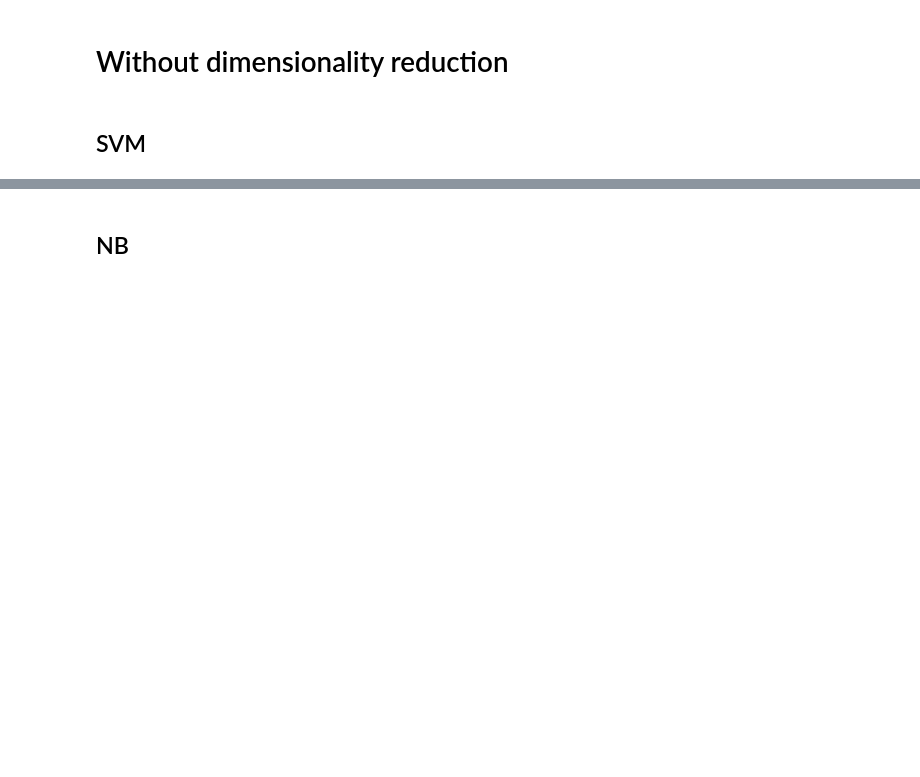
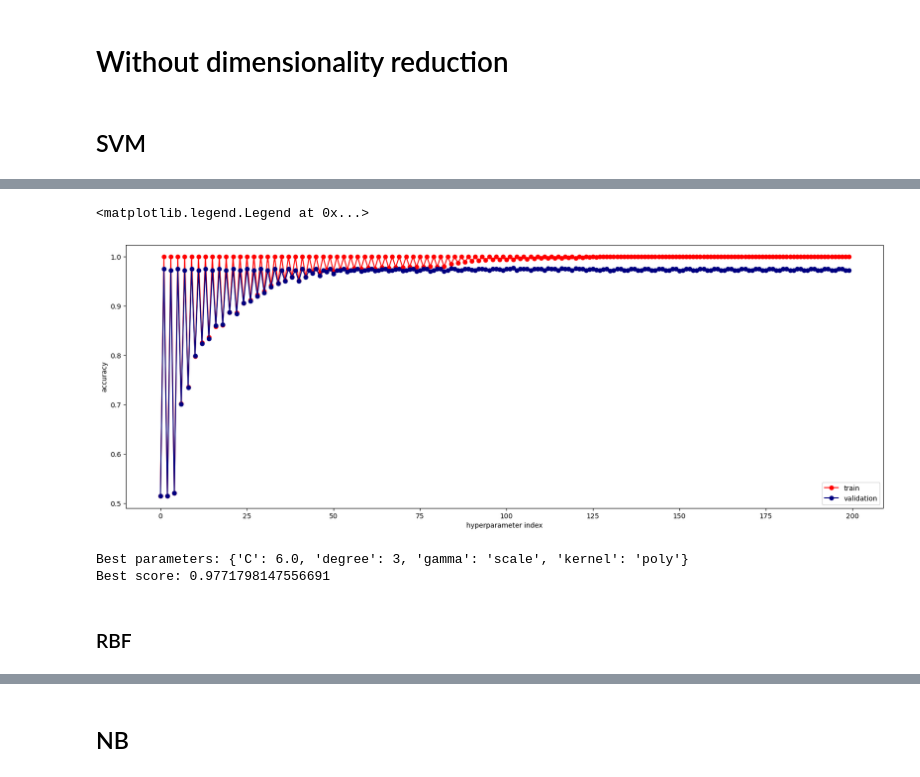
Before and after one commit to nickobard/Machine-Learning-II, a Jupyter notebook: 01/homework_01_B232.ipynb, the cells around one changed output, grey strips where cells are left out. Saved outputs shown, nothing was run; the diff lists cells and outputs as text; code cells hidden in the pictures; blank space fills up the shorter version.

```diff
--- a/01/homework_01_B232.ipynb
+++ b/01/homework_01_B232.ipynb
@@ -253,0 +419,4 @@ dtype: float64
+# %%
+grid_search = GridSearchCV(estimator=model, param_grid=param_grid_poly, scoring='accuracy', cv=5, n_jobs=-1,
+                           verbose=5, return_train_score=True)
+grid_search.fit(X=X_cross, y=y_cross)
@@ -253,0 +454,21 @@ dtype: float64
+# %%
+test_accuracies = grid_search.cv_results_['mean_train_score']
+val_accuracies = grid_search.cv_results_['mean_test_score']
+# %%
+fig, ax = plt.subplots(figsize=(20, 7))
+ax.plot(test_accuracies, 'o-', label='train', color='red')
+ax.plot(val_accuracies, 'o-', label='validation', color='navy')
+ax.set_xlabel('hyperparameter index')
+ax.set_ylabel('accuracy')
+ax.legend(loc="lower right")
+# %% [output]
+<matplotlib.legend.Legend at 0x...>
+[figure, added]
+# %%
+print("Best parameters:", grid_search.best_params_)
+print("Best score:", grid_search.best_score_)
+# %% [output]
+Best parameters: {'C': 6.0, 'degree': 3, 'gamma': 'scale', 'kernel': 'poly'}
+Best score: 0.9771798147556691
+# %% [markdown]
+### RBF
```
Also changed, not shown: parts of 30 cells of this notebook.
